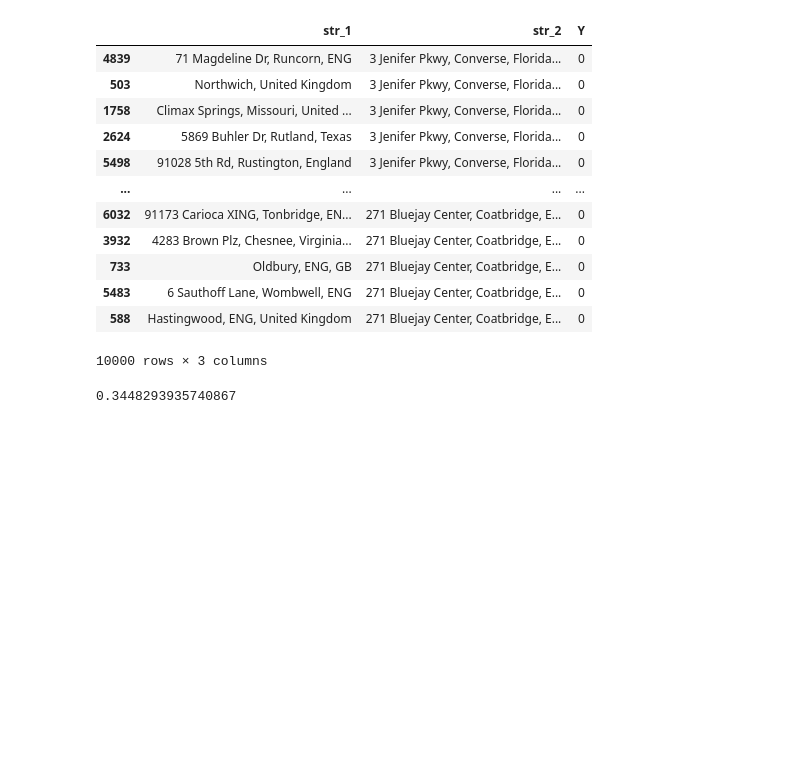
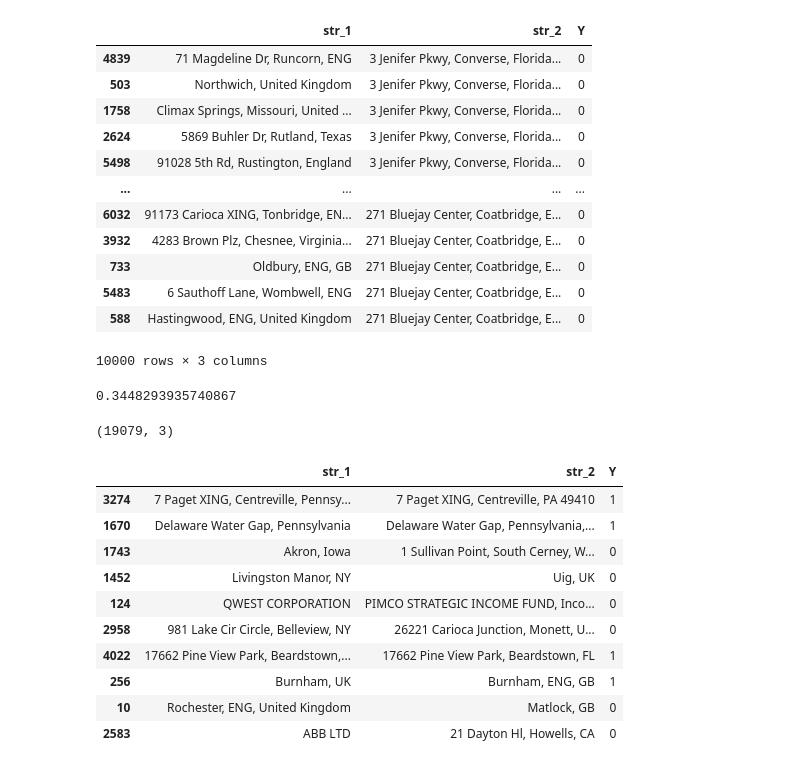
Before and after one commit to zhenyuli1216/Unique-Entity-Identification, a Jupyter notebook: src/training_data_generator.ipynb, the cells around one changed output. Cells and saved outputs as stored; diff of their text form; code cells hidden in the pictures; blank space fills up the shorter version.

```diff
--- a/src/training_data_generator.ipynb
+++ b/src/training_data_generator.ipynb
@@ -351,5 +351,23 @@ df_train = shuffle(df_train)
 df_train['Y'].sum()/df_train.shape[0]
 # %% [output]
 0.3448293935740867
+# %%
+df_train.shape
+# %% [output]
+(19079, 3)
+# %%
+shuffle(df_train).head(10)
+# %% [output]
+|  | str_1 | str_2 | Y |
+| 3274 | 7 Paget XING, Centreville, Pennsy... | 7 Paget XING, Centreville, PA 49410 | 1 |
+| 1670 | Delaware Water Gap, Pennsylvania | Delaware Water Gap, Pennsylvania,... | 1 |
+| 1743 | Akron, Iowa | 1 Sullivan Point, South Cerney, W... | 0 |
+| 1452 | Livingston Manor, NY | Uig, UK | 0 |
+| 124 | QWEST CORPORATION | PIMCO STRATEGIC INCOME FUND, Inco... | 0 |
+| 2958 | 981 Lake Cir Circle, Belleview, NY | 26221 Carioca Junction, Monett, U... | 0 |
+| 4022 | 17662 Pine View Park, Beardstown,... | 17662 Pine View Park, Beardstown, FL | 1 |
+| 256 | Burnham, UK | Burnham, ENG, GB | 1 |
+| 10 | Rochester, ENG, United Kingdom | Matlock, GB | 0 |
+| 2583 | ABB LTD | 21 Dayton Hl, Howells, CA | 0 |
 # %%
 df_train.to_csv('../data/traning_v5.csv')
```
Also changed, not shown: 1 other file.
